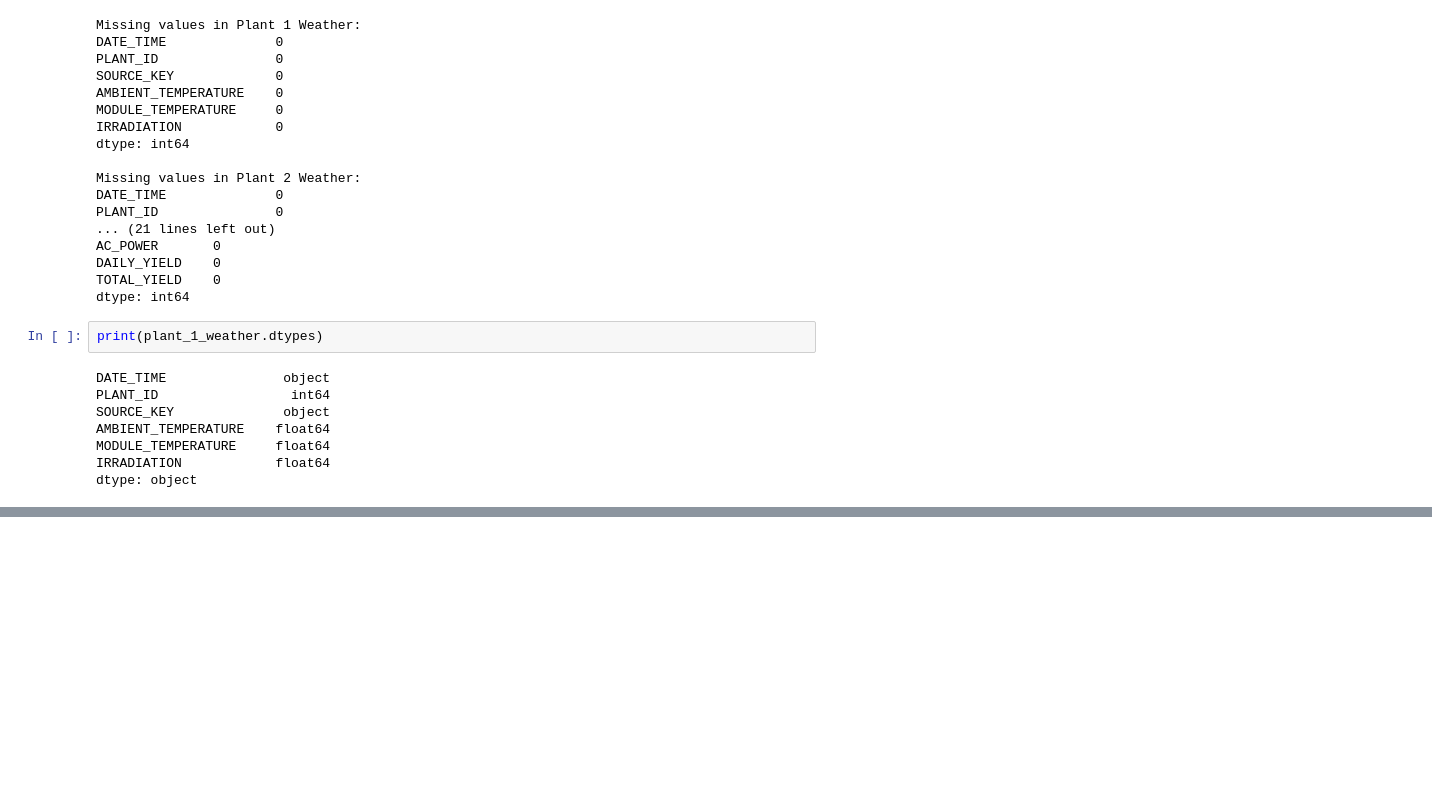
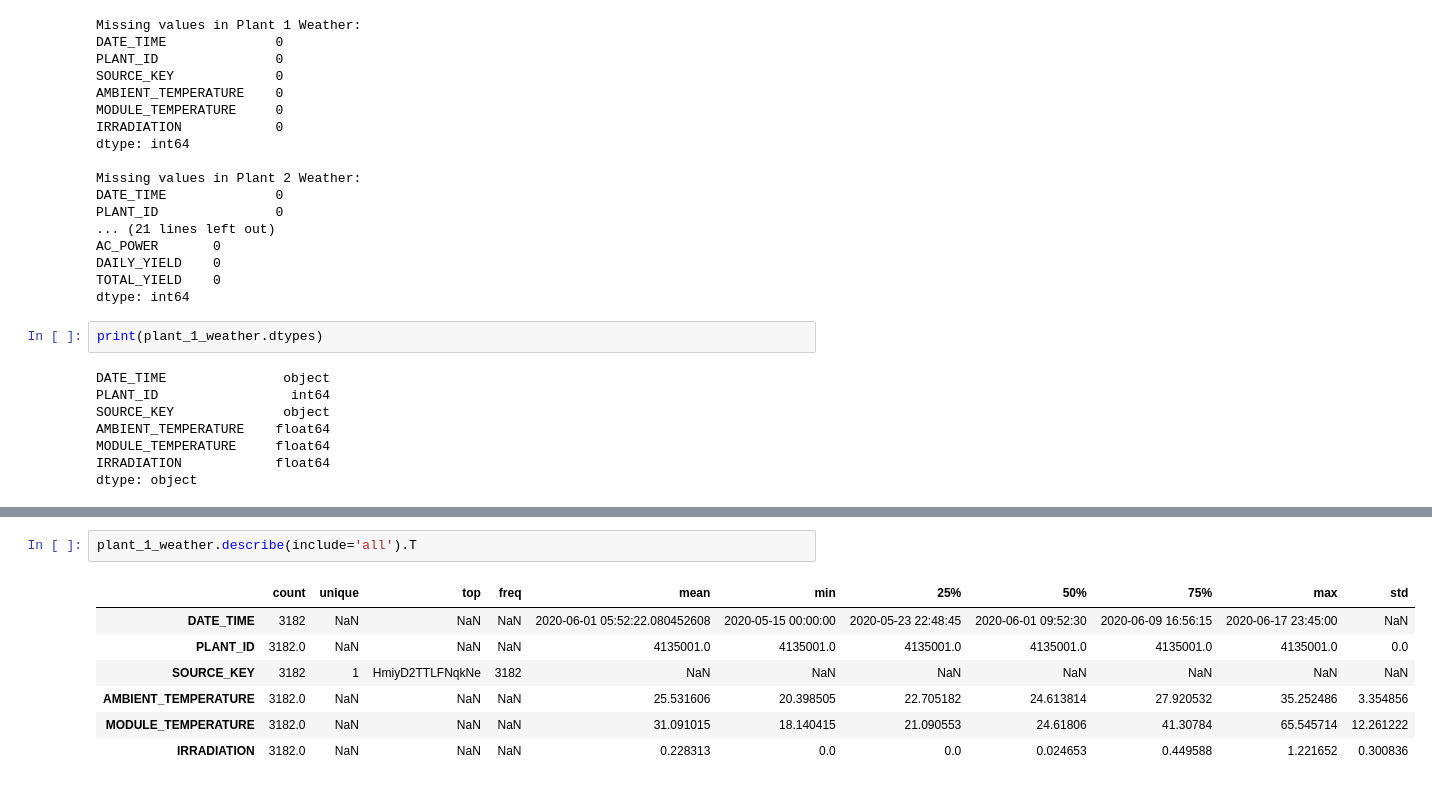
Before and after one commit to audreymalloy/Springboard_DataScience, a Jupyter notebook: Capstone-3-Solar/Data_Wrangling/Solar_datawrangling.ipynb, the cells around one changed output, grey strips where cells are left out. Cells and saved outputs as stored; diff of their text form; blank space fills up the shorter version.

```diff
--- a/Capstone-3-Solar/Data_Wrangling/Solar_datawrangling.ipynb
+++ b/Capstone-3-Solar/Data_Wrangling/Solar_datawrangling.ipynb
@@ -147,0 +191,10 @@ for df in [plant_1_generation, plant_2_generation, plant_1_weather, plant_2_weat
+# %%
+plant_1_weather.describe(include='all').T
+# %% [output]
+|  | count | unique | top | freq | mean | min | 25% | 50% | 75% | max | std |
+| DATE_TIME | 3182 | NaN | NaN | NaN | 2020-06-01 05:52:22.080452608 | 2020-05-15 00:00:00 | 2020-05-23 22:48:45 | 2020-06-01 09:52:30 | 2020-06-09 16:56:15 | 2020-06-17 23:45:00 | NaN |
+| PLANT_ID | 3182.0 | NaN | NaN | NaN | 4135001.0 | 4135001.0 | 4135001.0 | 4135001.0 | 4135001.0 | 4135001.0 | 0.0 |
+| SOURCE_KEY | 3182 | 1 | HmiyD2TTLFNqkNe | 3182 | NaN | NaN | NaN | NaN | NaN | NaN | NaN |
+| AMBIENT_TEMPERATURE | 3182.0 | NaN | NaN | NaN | 25.531606 | 20.398505 | 22.705182 | 24.613814 | 27.920532 | 35.252486 | 3.354856 |
+| MODULE_TEMPERATURE | 3182.0 | NaN | NaN | NaN | 31.091015 | 18.140415 | 21.090553 | 24.61806 | 41.30784 | 65.545714 | 12.261222 |
+| IRRADIATION | 3182.0 | NaN | NaN | NaN | 0.228313 | 0.0 | 0.0 | 0.024653 | 0.449588 | 1.221652 | 0.300836 |
```
Also changed, not shown: parts of 39 cells of this notebook.
